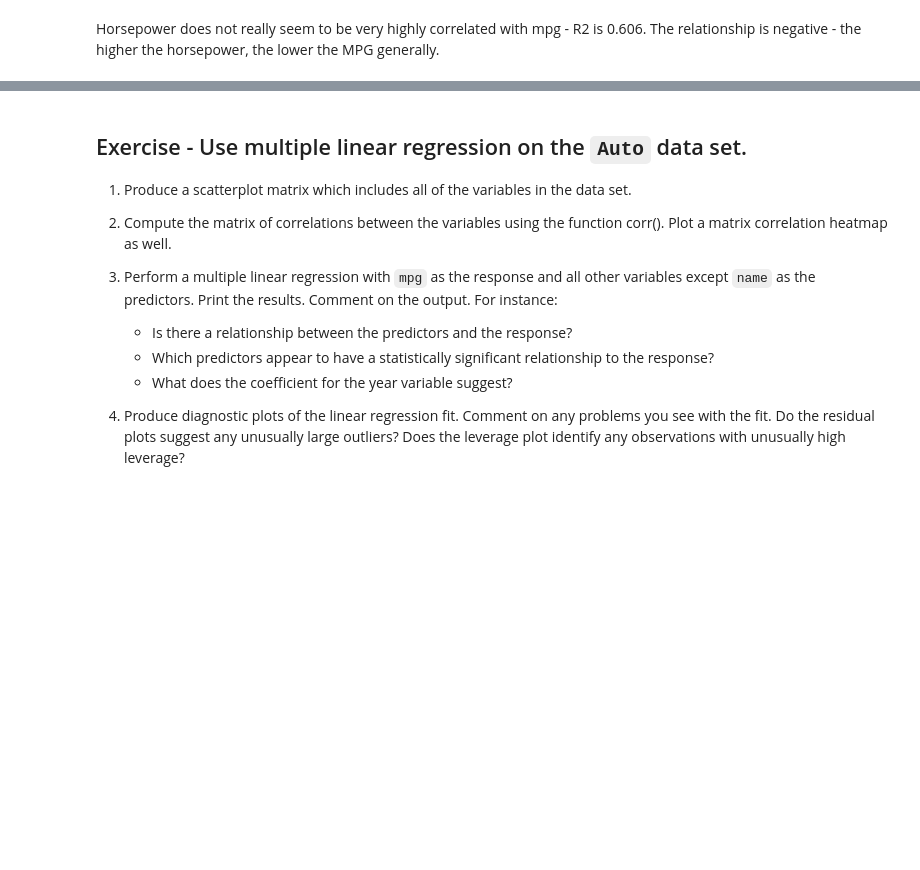
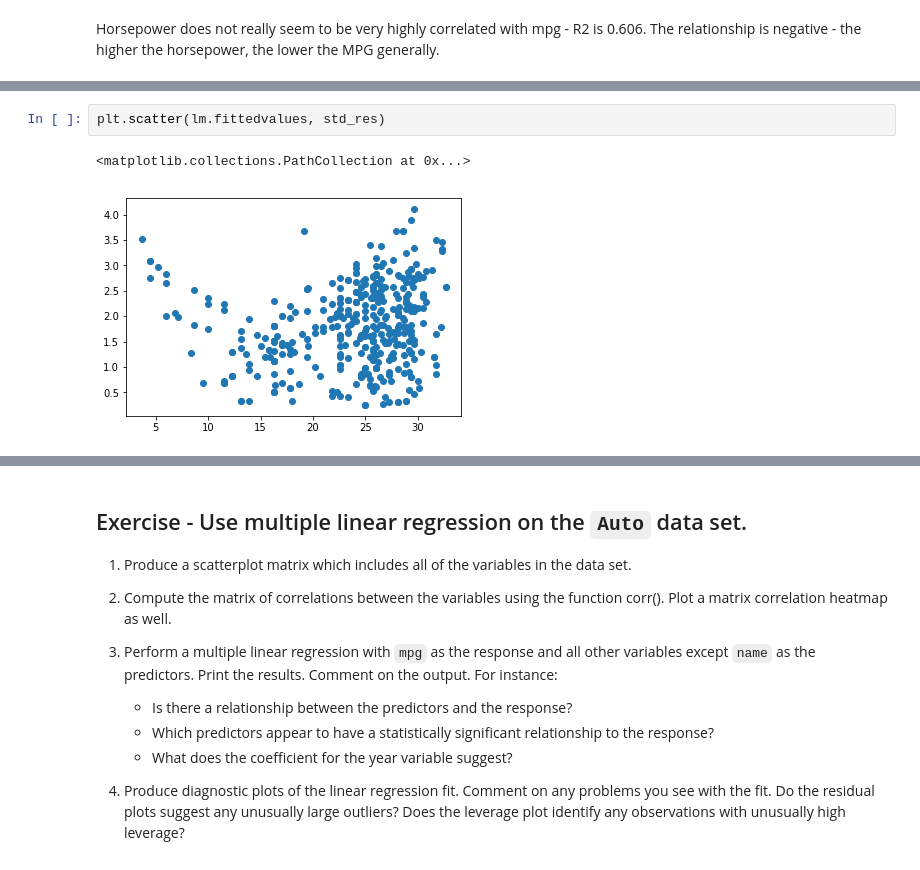
Before and after one commit to Rosswell/k2_datascience, a Jupyter notebook: Regression/Regression_Exercises.ipynb, the cells around one changed output, grey strips where cells are left out. Cells and saved outputs as stored; diff of their text form; blank space fills up the shorter version.

```diff
--- a/Regression/Regression_Exercises.ipynb
+++ b/Regression/Regression_Exercises.ipynb
@@ -74,0 +97,5 @@ plt.show()
+# %%
+plt.scatter(lm.fittedvalues, std_res)
+# %% [output]
+<matplotlib.collections.PathCollection at 0x...>
+[figure, added]
```
Also changed, not shown: parts of 86 cells of this notebook, 1 other file.
